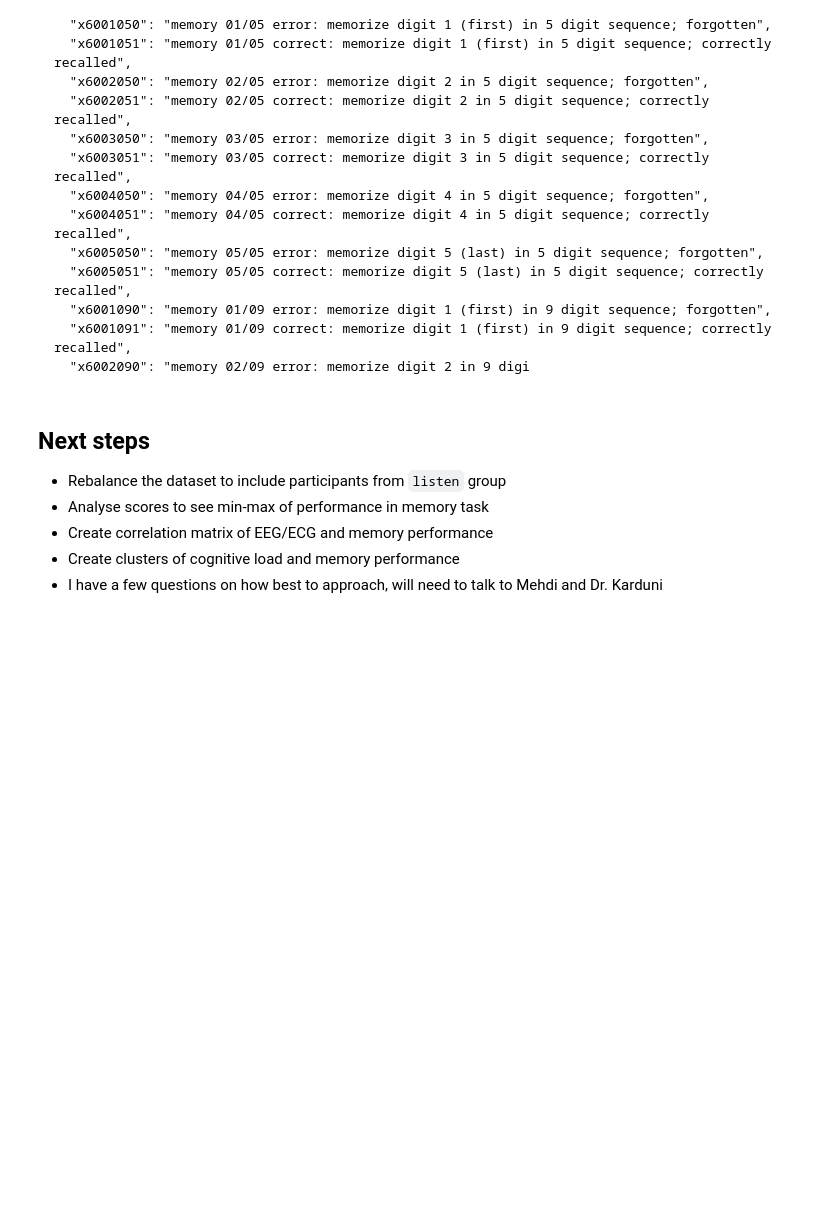
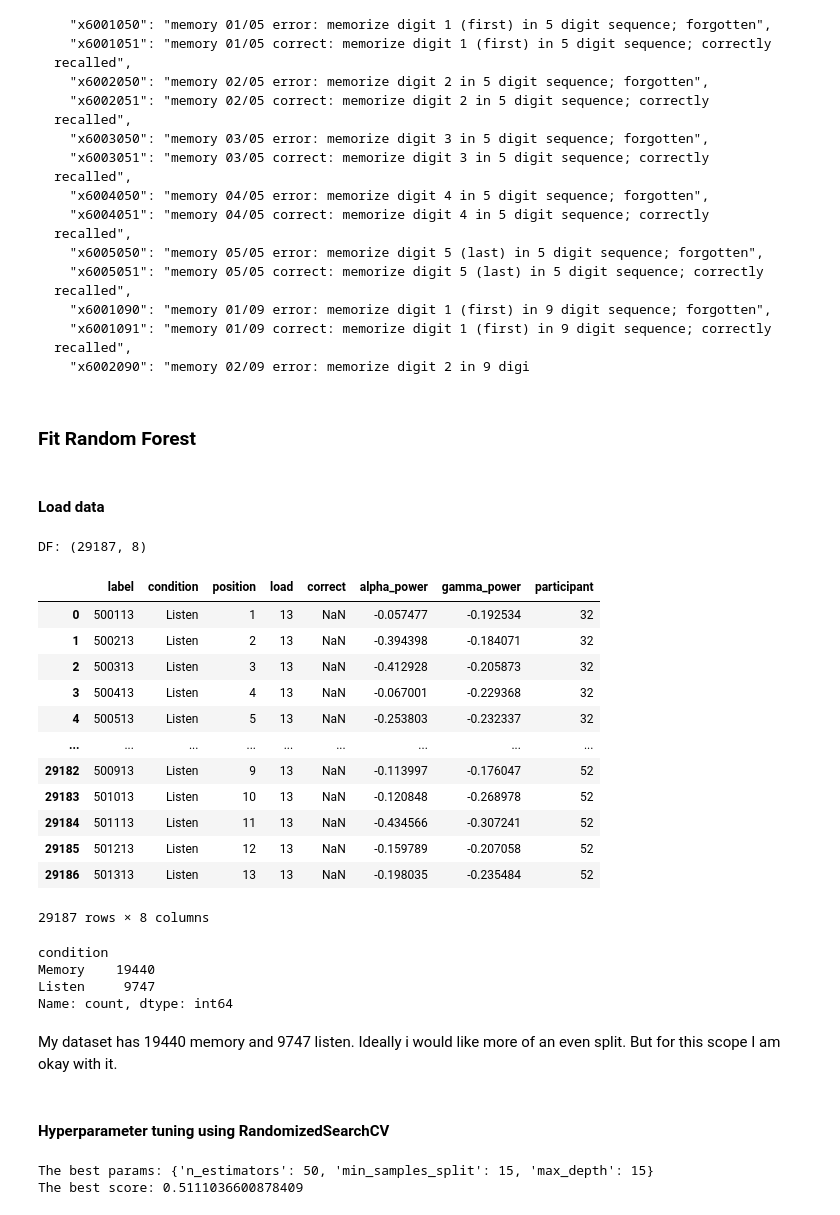
Before and after one commit to atifmmahmud/cognitive-load-biomarkers, a Jupyter notebook: eeg-classifier.ipynb, the cells around one changed output. Saved outputs shown, nothing was run; the diff lists cells and outputs as text; code cells hidden in the pictures; blank space fills up the shorter version.

```diff
--- a/eeg-classifier.ipynb
+++ b/eeg-classifier.ipynb
@@ -387,10 +390,65 @@ all_participants_df shape os (29187, 8)
       "x6001090": "memory 01/09 error: memorize digit 1 (first) in 9 digit sequence; forgotten",
       "x6001091": "memory 01/09 correct: memorize digit 1 (first) in 9 digit sequence; correctly recalled",
       "x6002090": "memory 02/09 error: memorize digit 2 in 9 digi
-# %% [markdown]
-## Next steps
-- Rebalance the dataset to include participants from `listen` group
-- Analyse scores to see min-max of performance in memory task
-- Create correlation matrix of EEG/ECG and memory performance
-- Create clusters of cognitive load and memory performance
-- I have a few questions on how best to approach, will need to talk to Mehdi and Dr. Karduni
+# %% [markdown]
+### Fit Random Forest
+# %% [markdown]
+#### Load data
+# %%
+df_features = pd.read_csv("data/eeg-power-features.csv")
+print(f"DF: {df_features.shape}")
+display(df_features)
+# %% [output]
+DF: (29187, 8)
+|  | label | condition | position | load | correct | alpha_power | gamma_power | participant |
+| 0 | 500113 | Listen | 1 | 13 | NaN | -0.057477 | -0.192534 | 32 |
+| 1 | 500213 | Listen | 2 | 13 | NaN | -0.394398 | -0.184071 | 32 |
+| 2 | 500313 | Listen | 3 | 13 | NaN | -0.412928 | -0.205873 | 32 |
+| 3 | 500413 | Listen | 4 | 13 | NaN | -0.067001 | -0.229368 | 32 |
+| 4 | 500513 | Listen | 5 | 13 | NaN | -0.253803 | -0.232337 | 32 |
+| ... | ... | ... | ... | ... | ... | ... | ... | ... |
+| 29182 | 500913 | Listen | 9 | 13 | NaN | -0.113997 | -0.176047 | 52 |
+| 29183 | 501013 | Listen | 10 | 13 | NaN | -0.120848 | -0.268978 | 52 |
+| 29184 | 501113 | Listen | 11 | 13 | NaN | -0.434566 | -0.307241 | 52 |
+| 29185 | 501213 | Listen | 12 | 13 | NaN | -0.159789 | -0.207058 | 52 |
+| 29186 | 501313 | Listen | 13 | 13 | NaN | -0.198035 | -0.235484 | 52 |
+29187 rows × 8 columns
+# %%
+X = df_features[["alpha_power", "gamma_power"]]
+Y = df_features["condition"]
+group = df_features["participant"]
+display(Y.value_counts())
+# %% [output]
+condition
+Memory    19440
+Listen     9747
+Name: count, dtype: int64
+# %% [markdown]
+My dataset has 19440 memory and 9747 listen. Ideally i would like more of an even split. But for this scope I am okay with it.
+# %% [markdown]
+#### Hyperparameter tuning using RandomizedSearchCV
+# %%
+logo = LeaveOneGroupOut()
+
+param_grid = {
+    "n_estimators" : [50, 100, 200],
+    "max_depth" : [10, 15, 20],
+    "min_samples_split" : [2, 5, 10, 15]
+}
+
+random_search = RandomizedSearchCV(
+    RandomForestClassifier(random_state=42, class_weight="balanced"),
+    param_distributions = param_grid,
+    n_iter = 25,
+    cv = list(logo.split(X, Y, groups=group)),
+    scoring = "f1_macro",
+    random_state = 42,
+    n_jobs = -1
+)
+
+random_search.fit(X, Y)
+print(f"The best params: {random_search.best_params_}")
+print(f"The best score: {random_search.best_score_}")
+# %% [output]
+The best params: {'n_estimators': 50, 'min_samples_split': 15, 'max_depth': 15}
+The best score: 0.5111036600878409
```
Also changed, not shown: parts of 5 cells of this notebook.
